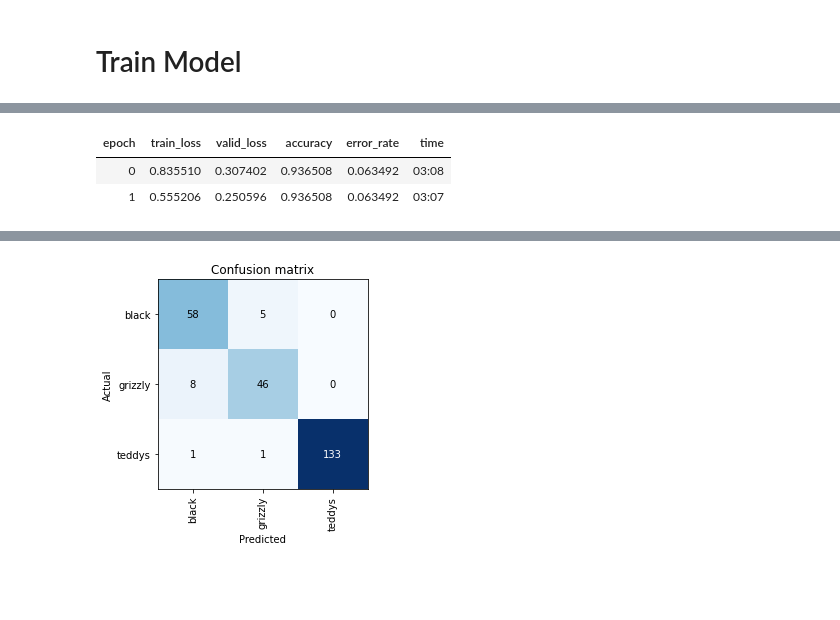
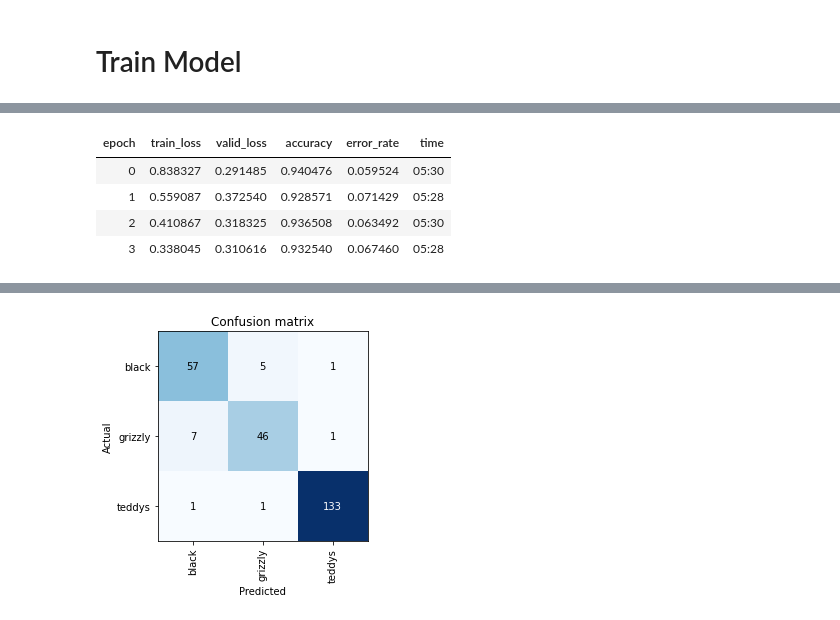
Before and after one commit to joaopedsa/testes-fastai, a Jupyter notebook: teste-fastai2.ipynb, the cells around one changed output, grey strips where cells are left out. Saved outputs shown, nothing was run; the diff lists cells and outputs as text; code cells hidden in the pictures; blank space fills up the shorter version.

```diff
--- a/teste-fastai2.ipynb
+++ b/teste-fastai2.ipynb
@@ -75,5 +75,5 @@ data.classes, data.c, len(data.train_ds), len(data.valid_ds)
 # %% [markdown]
 # Train Model
 # %%
-learn = cnn_learner(data, models.resnet18, metrics=[accuracy, error_rate])
+learn = cnn_learner(data, models.resnet34, metrics=[accuracy, error_rate])
 # %% [output]
@@ -81,9 +81,11 @@ Downloading: "https://download.pytorch.org/models/resnet18-5c106cde.pth" to /roo
 # %%
-learn.fit_one_cycle(2)
+learn.fit_one_cycle(4)
 # %% [output]
 | epoch | train_loss | valid_loss | accuracy | error_rate | time |
-| 0 | 0.835510 | 0.307402 | 0.936508 | 0.063492 | 03:08 |
-| 1 | 0.555206 | 0.250596 | 0.936508 | 0.063492 | 03:07 |
+| 0 | 0.838327 | 0.291485 | 0.940476 | 0.059524 | 05:30 |
+| 1 | 0.559087 | 0.372540 | 0.928571 | 0.071429 | 05:28 |
+| 2 | 0.410867 | 0.318325 | 0.936508 | 0.063492 | 05:30 |
+| 3 | 0.338045 | 0.310616 | 0.932540 | 0.067460 | 05:28 |
 # %%
 learn.save('stage-1')
 # %%
```
Also changed, not shown: parts of 8 cells of this notebook.
